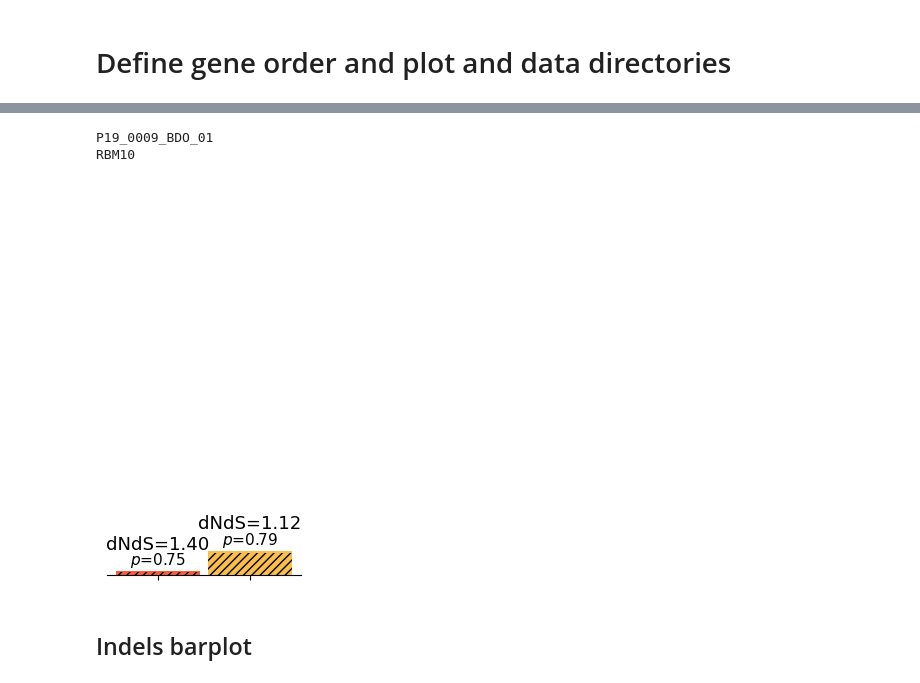
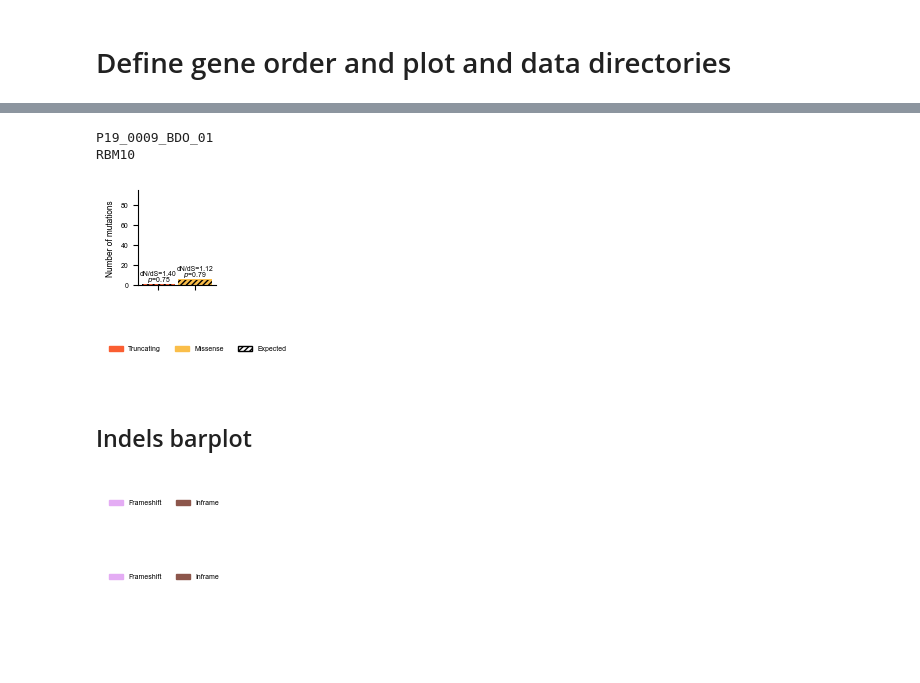
Before and after one commit to bbglab/normal_bladder_paper, a Jupyter notebook: extended/extended5/ExtendedFig5a_per_sample.ipynb, the cells around one changed output, grey strips where cells are left out. Saved outputs shown, nothing was run; the diff lists cells and outputs as text; code cells hidden in the pictures; blank space fills up the shorter version.

```diff
--- a/extended/extended5/ExtendedFig5a_per_sample.ipynb
+++ b/extended/extended5/ExtendedFig5a_per_sample.ipynb
@@ -5,8 +5,6 @@ import sys, os
 import pandas as pd
 import numpy as np
 import matplotlib.pyplot as plt
-import matplotlib
-matplotlib.rcParams['pdf.fonttype']=42
 import seaborn as sns
 from scipy.stats import linregress,norm
 # import tabix
@@ -314,15 +308,15 @@ for sampleee in ['P19_0004_BDO_01',
     print(sampleee)
 
     generate_all_side_figures(sample_name_,
-                              mut_filee,
-                              omega_filee,
-                              ["RBM10"],
-                              # gene_order_positive_selection,
-                              plotts= plots_dir,
-                              ymaximum=95,
-                              between_text = 1.5,
-                              withinbartext_off = 1.8,
-                              text_off = 0.5
+                                mut_filee,
+                                omega_filee,
+                                ["RBM10"],
+                                # gene_order_positive_selection,
+                                plotts= plots_dir,
+                                ymaximum=95,
+                                between_text = 8,
+                                withinbartext_off = 7,
+                                text_off = 0.2,
                              )
 # %% [output]
 P19_0004_BDO_01
@@ -331,27 +325,27 @@ RBM10
 # %%
 plots_dir_vertical = f"{plots_dir}/vertical_complete"
 
 # for sampleee in repeated_samples:
-for sampleee in ['P19_0009_BDO_01',
-                ]:
+for sampleee in ['P19_0009_BDO_01',]:
+
     sample_name_ = sampleee
     mut_filee    = f"{deepcsa_run_dir}/clean_somatic/{sample_name_}.somatic.mutations.tsv"
     omega_filee  = f"{deepcsa_run_dir}/omegagloballoc/output_mle.{sample_name_}.global_loc.tsv"
     print(sampleee)
 
     generate_all_side_figures(sample_name_,
                               mut_filee,
                               omega_filee,
                               ["RBM10"],
                               # gene_order_positive_selection,
                               plotts= plots_dir,
                               ymaximum=95,
-                              between_text = 4,
-                              withinbartext_off = 4,
-                              text_off = 0.5,
-                              remove_y_axis = True
+                              between_text = 8,
+                              withinbartext_off = 7,
+                              text_off = 0.2,
+                              remove_y_axis = False
                              )
 # %% [output]
 P19_0009_BDO_01
 RBM10
-[figure, old version]
+[figure, new version]
@@ -358,3 +379,8 @@ RBM10
+# %%
+fig = plot_omega_legend()
+fig.savefig("plots/omega_legend.pdf", dpi=300, bbox_inches='tight')
+# %% [output]
+[figure, added]
 # %% [markdown]
 ## Indels barplot
 # %%
@@ -541,3 +589,8 @@ def plot_indels(df, ymax = None,
+# %%
+plot_indels_legend()
+# %% [output]
+[figure, added]
+[figure, added]
 # %%
 # indels_table = pd.read_table(mut_filee)
 # indels_table = indels_table[indels_table["TYPE"].isin(["INSERTION", "DELETION"])].reset_index(drop = True)
```
Also changed, not shown: parts of 13 cells of this notebook, 34 other files.
